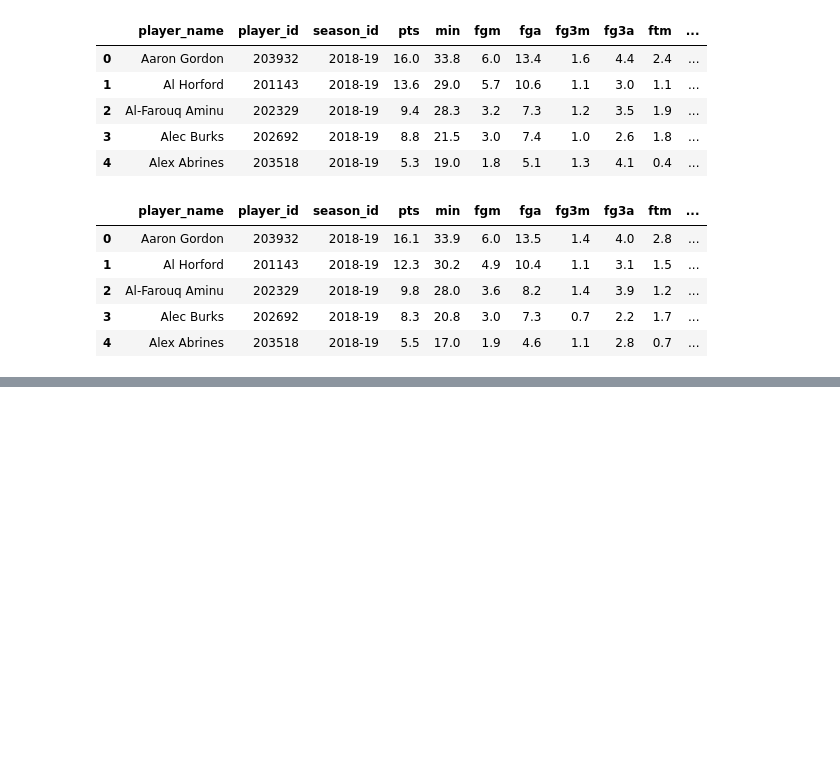
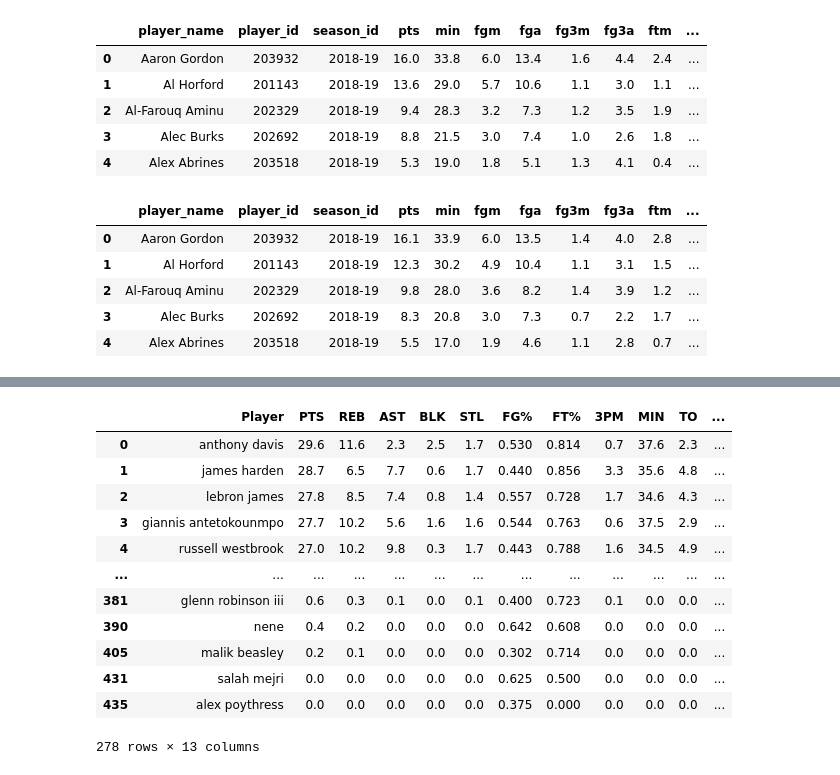
Before and after one commit to flan02/nba-python-pandas, a Jupyter notebook: data/nba_projection_model.ipynb, the cells around one changed output, grey strips where cells are left out. Cells and saved outputs as stored; diff of their text form; code cells hidden in the pictures; blank space fills up the shorter version.

```diff
--- a/data/nba_projection_model.ipynb
+++ b/data/nba_projection_model.ipynb
@@ -142,0 +262,9 @@ display(round(df_proj_stats, 1).head(5))
+# %%
+competitor_merged = pd.merge(df_competitor,
+        player_df[['player_name', 'player_id']],
+        how='left',
+        left_on='Player',
+        right_on='player_name'
+        ).drop_duplicates().reset_index(drop=True)
+# %%
+competitor_merged.dropna(how='any', inplace=True)
@@ -142,0 +297,20 @@ display(round(df_proj_stats, 1).head(5))
+# %%
+player_ids = competitor_merged['player_id'].astype(int)
+# %%
+competitor_merged['player_id'] = player_ids
+# %%
+competitor_merged
+# %% [output]
+|  | Player | PTS | REB | AST | BLK | STL | FG% | FT% | 3PM | MIN | TO | ... |
+| 0 | anthony davis | 29.6 | 11.6 | 2.3 | 2.5 | 1.7 | 0.530 | 0.814 | 0.7 | 37.6 | 2.3 | ... |
+| 1 | james harden | 28.7 | 6.5 | 7.7 | 0.6 | 1.7 | 0.440 | 0.856 | 3.3 | 35.6 | 4.8 | ... |
+| 2 | lebron james | 27.8 | 8.5 | 7.4 | 0.8 | 1.4 | 0.557 | 0.728 | 1.7 | 34.6 | 4.3 | ... |
+| 3 | giannis antetokounmpo | 27.7 | 10.2 | 5.6 | 1.6 | 1.6 | 0.544 | 0.763 | 0.6 | 37.5 | 2.9 | ... |
+| 4 | russell westbrook | 27.0 | 10.2 | 9.8 | 0.3 | 1.7 | 0.443 | 0.788 | 1.6 | 34.5 | 4.9 | ... |
+| ... | ... | ... | ... | ... | ... | ... | ... | ... | ... | ... | ... | ... |
+| 381 | glenn robinson iii | 0.6 | 0.3 | 0.1 | 0.0 | 0.1 | 0.400 | 0.723 | 0.1 | 0.0 | 0.0 | ... |
+| 390 | nene | 0.4 | 0.2 | 0.0 | 0.0 | 0.0 | 0.642 | 0.608 | 0.0 | 0.0 | 0.0 | ... |
+| 405 | malik beasley | 0.2 | 0.1 | 0.0 | 0.0 | 0.0 | 0.302 | 0.714 | 0.0 | 0.0 | 0.0 | ... |
+| 431 | salah mejri | 0.0 | 0.0 | 0.0 | 0.0 | 0.0 | 0.625 | 0.500 | 0.0 | 0.0 | 0.0 | ... |
+| 435 | alex poythress | 0.0 | 0.0 | 0.0 | 0.0 | 0.0 | 0.375 | 0.000 | 0.0 | 0.0 | 0.0 | ... |
+278 rows × 13 columns
```
Also changed, not shown: parts of 55 cells of this notebook, 5 other files.
